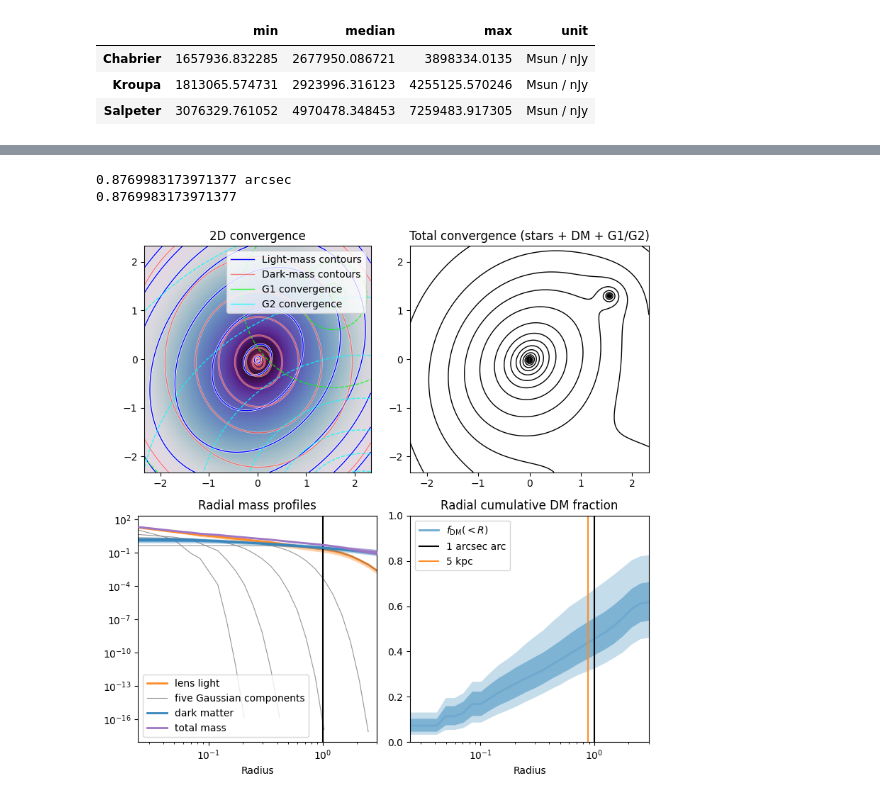
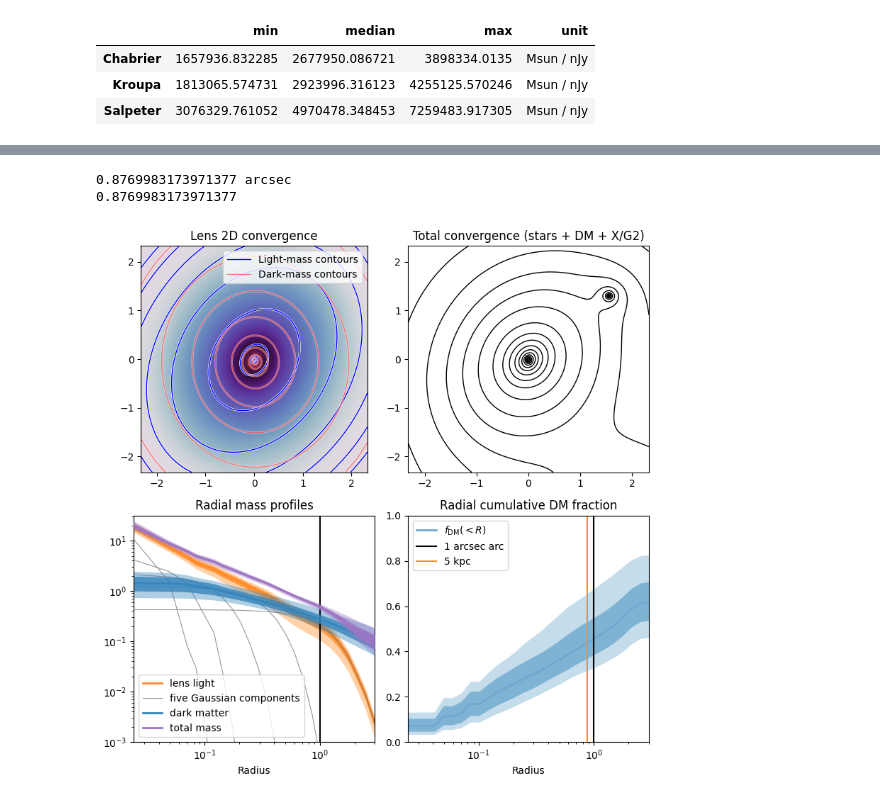
Before and after one commit to astroskylee/Herculensedquasar, a Jupyter notebook: WFI2033/Ploting_profiles.ipynb, the cells around one changed output, grey strips where cells are left out. Cells and saved outputs as stored; diff of their text form; code cells hidden in the pictures.

```diff
--- a/WFI2033/Ploting_profiles.ipynb
+++ b/WFI2033/Ploting_profiles.ipynb
@@ -306,8 +306,6 @@ def finite_mask(*arrays):
 
 light_proxy = Line2D([0], [0], color='blue', lw=1)
 dark_proxy = Line2D([0], [0], color='red', lw=1, alpha=0.5)
-g1_proxy = Line2D([0], [0], color='lime', lw=1, alpha=0.8)
-g2_proxy = Line2D([0], [0], color='cyan', lw=1, alpha=0.8)
 
 cosmo = FlatLambdaCDM(
     H0=float(posterior_median['H0_cosmo']) * u.km / u.s / u.Mpc,
@@ -325,18 +323,16 @@ plt.contour(np.log(light_mass), levels=10, colors='white', linestyles='solid', l
 plt.contour(np.log(light_mass), levels=10, colors='blue', linestyles='solid', linewidths=1, extent=extent)
 plt.contour(np.log(dark_mass), levels=10, colors='white', linestyles='solid', linewidths=2, extent=extent, alpha=0.5)
 plt.contour(np.log(dark_mass), levels=10, colors='red', linestyles='solid', linewidths=1, extent=extent, alpha=0.5)
-plt.contour(np.log(g1_mass), levels=6, colors='lime', linestyles='dashed', linewidths=1, extent=extent, alpha=0.8)
-plt.contour(np.log(g2_mass), levels=6, colors='cyan', linestyles='dashed', linewidths=1, extent=extent, alpha=0.8)
 plt.legend(
-    handles=[light_proxy, dark_proxy, g1_proxy, g2_proxy],
-    labels=['Light-mass contours', 'Dark-mass contours', 'G1 convergence', 'G2 convergence'],
+    handles=[light_proxy, dark_proxy],
+    labels=['Light-mass contours', 'Dark-mass contours'],
     loc='upper right', frameon=True, handlelength=2.4,
 )
-plt.title('2D convergence')
+plt.title('Lens 2D convergence')
 
 plt.subplot(2, 2, 2)
 plt.contour(np.log(total_convergence_all), levels=20, colors='black', linestyles='solid', linewidths=1, extent=extent)
-plt.title('Total convergence (stars + DM + G1/G2)')
+plt.title('Total convergence (stars + DM + X/G2)')
 
 plt.subplot(2, 2, 3)
 m_l = finite_mask(lm_p50, lm_q227, lm_q977)
@@ -365,34 +361,35 @@ plt.plot(centers[m_t], tm_p50[m_t], label='total mass', lw=2, color='#9f76c4', z
 plt.axvline(ARC_ARCSEC, color='k', label='_nolegend_')
 plt.xscale('log')
 plt.yscale('log')
+plt.ylim([1e-3,10**1.5])
 plt.xlabel('Radius')
 plt.title('Radial mass profiles')
 plt.legend(loc='best')
 ax = plt.gca()
 ax.set_xmargin(0)
 plt.xlim(centers[m_t].min(), 3)
 
 plt.subplot(2, 2, 4)
 m_f = np.isfinite(centers) & (centers > 0) & np.isfinite(frac_p50) & np.isfinite(frac_q16) & np.isfinite(frac_q84)
 plt.fill_between(centers[m_f], frac_q227[m_f], frac_q977[m_f], alpha=0.40, linewidth=0, label='_nolegend_', color='#6ea9cf')
 plt.fill_between(centers[m_f], frac_q16[m_f], frac_q84[m_f], alpha=0.80, linewidth=0, label='_nolegend_', color='#6ea9cf')
 plt.plot(centers[m_f], frac_p50[m_f], lw=2, label=r'$f_{\rm DM}(<R)$', color='#6ea9cf')
 
 plt.axvline(ARC_ARCSEC, color='k', label='1 arcsec arc')
 plt.axvline(theta_5kpc.value, color='#ff8c27', label='5 kpc')
 plt.xscale('log')
 plt.ylim(0, 1)
 plt.xlabel('Radius')
 plt.title('Radial cumulative DM fraction')
 plt.legend(loc='upper left')
 ax = plt.gca()
 ax.set_xmargin(0)
 
 Path('./Paper').mkdir(exist_ok=True)
 plt.tight_layout()
 plt.savefig('./Paper/dm_frac.pdf')
 plt.show()
 # %% [output]
 0.8769983173971377 arcsec
 0.8769983173971377
-[figure, old version]
+[figure, new version]
```
Also changed, not shown: parts of 1 cell of this notebook, 56 other files.
